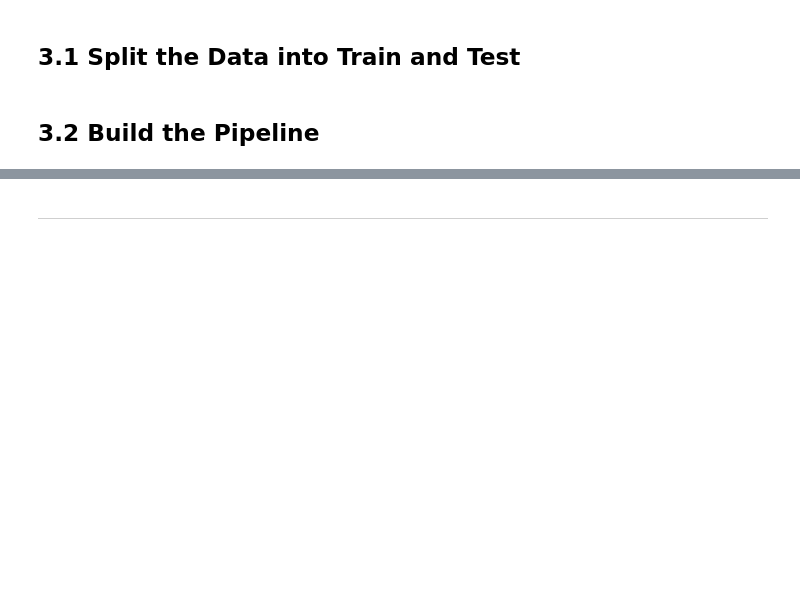
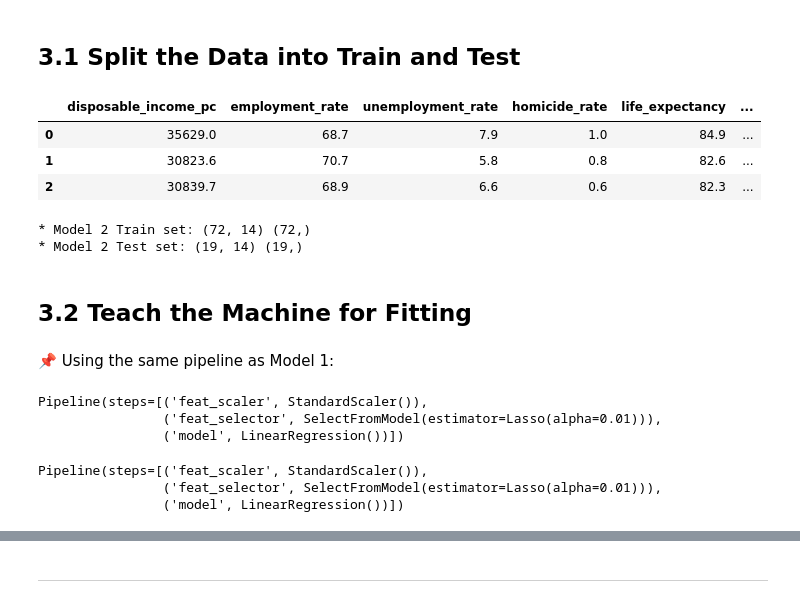
Before and after one commit to HaveTimeDrinkTea/Keeping_up_with_the_Joneses, a Jupyter notebook: jupyter_notebooks/03_Predictive_Modelling.ipynb, the cells around one changed output, grey strips where cells are left out. Cells and saved outputs as stored; diff of their text form; code cells hidden in the pictures; blank space fills up the shorter version.

```diff
--- a/jupyter_notebooks/03_Predictive_Modelling.ipynb
+++ b/jupyter_notebooks/03_Predictive_Modelling.ipynb
@@ -489,4 +523,68 @@ The following are possible speculations for the negative relationship between he
 # %% [markdown]
 ## 3.1 Split the Data into Train and Test
+# %%
+m2_want_col_list = ['disposable_income_pc'
+                    , 'employment_rate'
+                    , 'unemployment_rate'
+                    , 'homicide_rate'
+                    , 'life_expectancy'
+                    , 'secondary_education_pct'
+                    , 'rooms_per_capita'
+                    , 'mortality_rate'
+                    , 'voter_turnout_pct'
+                    , 'broadband_access_pct'
+                    , 'air_quality_pm25'
+                    , 'life_satisfaction_index'
+                    , 'housing_affordability_pct'
+                    , 'internet_speed_deviation'
+                    , 'social_network_support_index']
+
+df_model2 = df_regional_wellbeing_6countries_mainland.copy()
+
+df_model2 = df_regional_wellbeing_6countries_mainland[m2_want_col_list]
+
+df_model2.head(3)
+# %% [output]
+|  | disposable_income_pc | employment_rate | unemployment_rate | homicide_rate | life_expectancy | ... |
+| 0 | 35629.0 | 68.7 | 7.9 | 1.0 | 84.9 | ... |
+| 1 | 30823.6 | 70.7 | 5.8 | 0.8 | 82.6 | ... |
+| 2 | 30839.7 | 68.9 | 6.6 | 0.6 | 82.3 | ... |
+# %%
+X2_train, X2_test, y2_train, y2_test = train_test_split(
+                                    df_model2.drop(['life_satisfaction_index'], axis=1), # for the X dependent variables& dropping the target variable
+                                    df_model2['life_satisfaction_index'],# add the target valurable
+                                    test_size=0.2, # 80/20 split into train and test
+                                    random_state=101  # set the seed for the random generator for the splitting process
+                                    )
+
+print(
+    "* Model 2 Train set:",
+    X2_train.shape,
+    y2_train.shape,
+    "\n* Model 2 Test set:",
+    X2_test.shape,
+    y2_test.shape,
+)
+# %% [output]
+* Model 2 Train set: (72, 14) (72,)
+* Model 2 Test set: (19, 14) (19,)
 # %% [markdown]
-## 3.2 Build the Pipeline
+## 3.2 Teach the Machine for Fitting
+# %% [markdown]
+📌 Using the same pipeline as Model 1:
+# %%
+pipeline_linear_regression()
+# %% [output]
+Pipeline(steps=[('feat_scaler', StandardScaler()),
+                ('feat_selector', SelectFromModel(estimator=Lasso(alpha=0.01))),
+                ('model', LinearRegression())])
+# %%
+# Create the pipeline
+pipeline2 = pipeline_linear_regression()
+
+# Train the pipeline
+pipeline2.fit(X2_train, y2_train)
+# %% [output]
+Pipeline(steps=[('feat_scaler', StandardScaler()),
+                ('feat_selector', SelectFromModel(estimator=Lasso(alpha=0.01))),
+                ('model', LinearRegression())])
```
Also changed, not shown: parts of 22 cells of this notebook.
